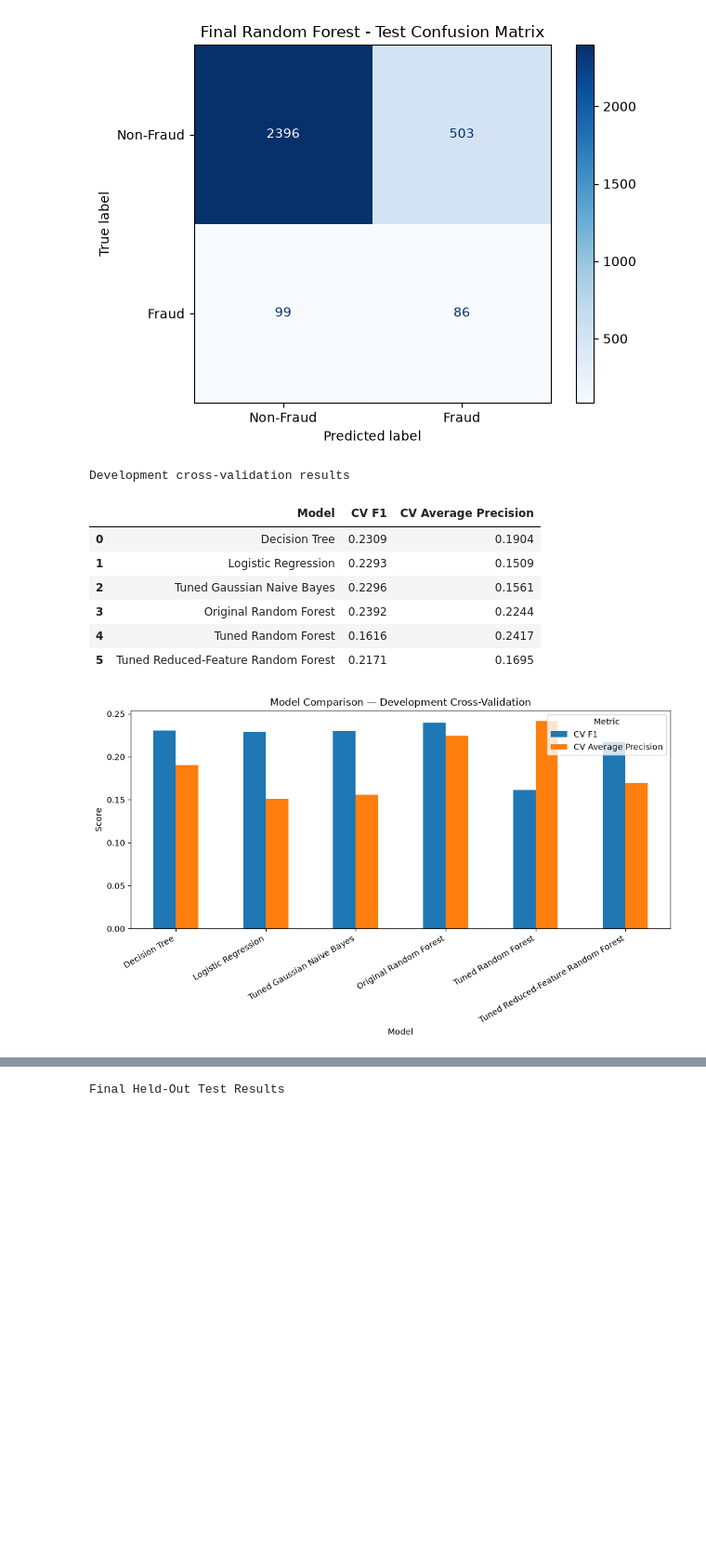
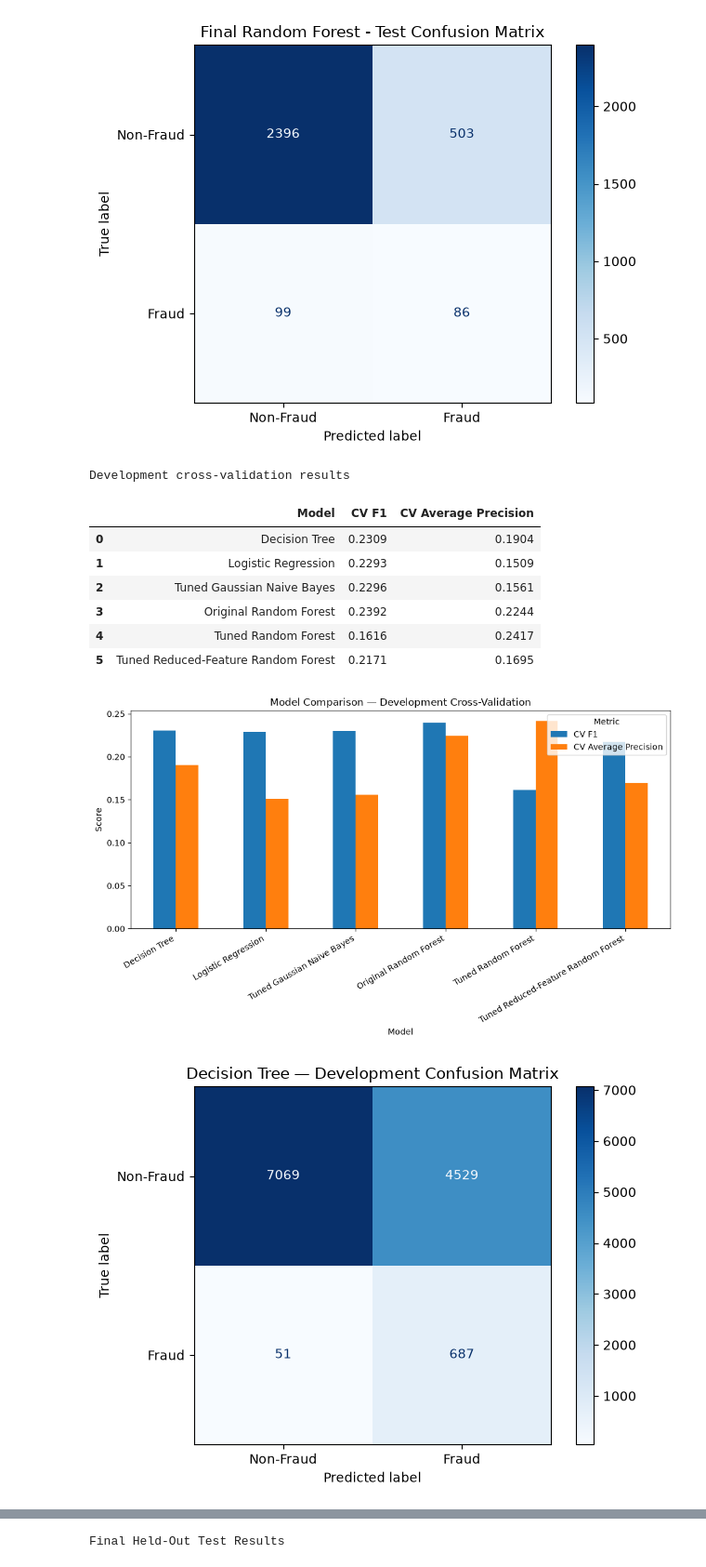
Before and after one commit to m-arij/f20dl-vehicle-fraud-ug-group9, a Jupyter notebook: notebooks/tabular_models.ipynb, the cells around one changed output, grey strips where cells are left out. Shown at 93% size. Drawn from its saved outputs; the diff is of its cells as text; code cells hidden in the pictures; blank space fills up the shorter version.

Commit message:
Add development confusion matrices for baseline models

```diff
--- a/notebooks/tabular_models.ipynb
+++ b/notebooks/tabular_models.ipynb
@@ -946,30 +946,64 @@ for name, results in model_scores.items():
         "CV Average Precision": results["test_average_precision"].mean()
     })
 
 model_comparison = pd.DataFrame(comparison_rows)
 
 print("Development cross-validation results")
 display(model_comparison.round(4))
 
 # Show the same results as a chart for easier comparison.
 model_comparison.set_index("Model").plot.bar(
     figsize=(10, 6)
 )
 
 plt.title("Model Comparison — Development Cross-Validation")
 plt.xlabel("Model")
 plt.ylabel("Score")
 plt.xticks(rotation=30, ha="right")
 plt.legend(title="Metric")
 plt.tight_layout()
 plt.show()
+
+from sklearn.metrics import ConfusionMatrixDisplay
+from sklearn.model_selection import cross_val_predict
+
+# Use validation predictions so each record is predicted
+# by a model that was not trained on that record.
+baseline_models = {
+    "Decision Tree": decision_tree,
+    "Logistic Regression": logistic_model,
+    "Gaussian Naive Bayes": naive_bayes_model
+}
+
+for name, model in baseline_models.items():
+    predictions = cross_val_predict(
+        model,
+        X_train,
+        y_train,
+        cv=cv,
+        method="predict",
+        n_jobs=-1
+    )
+
+    ConfusionMatrixDisplay.from_predictions(
+        y_train,
+        predictions,
+        display_labels=["Non-Fraud", "Fraud"],
+        cmap="Blues",
+        values_format="d"
+    )
+
+    plt.title(name + " — Development Confusion Matrix")
+    plt.tight_layout()
+    plt.show()
 # %% [output]
 Development cross-validation results
 |  | Model | CV F1 | CV Average Precision |
 | 0 | Decision Tree | 0.2309 | 0.1904 |
 | 1 | Logistic Regression | 0.2293 | 0.1509 |
 | 2 | Tuned Gaussian Naive Bayes | 0.2296 | 0.1561 |
 | 3 | Original Random Forest | 0.2392 | 0.2244 |
 | 4 | Tuned Random Forest | 0.1616 | 0.2417 |
 | 5 | Tuned Reduced-Feature Random Forest | 0.2171 | 0.1695 |
 [figure]
+[figure, added]
```
Also changed, not shown: parts of 1 cell of this notebook.
